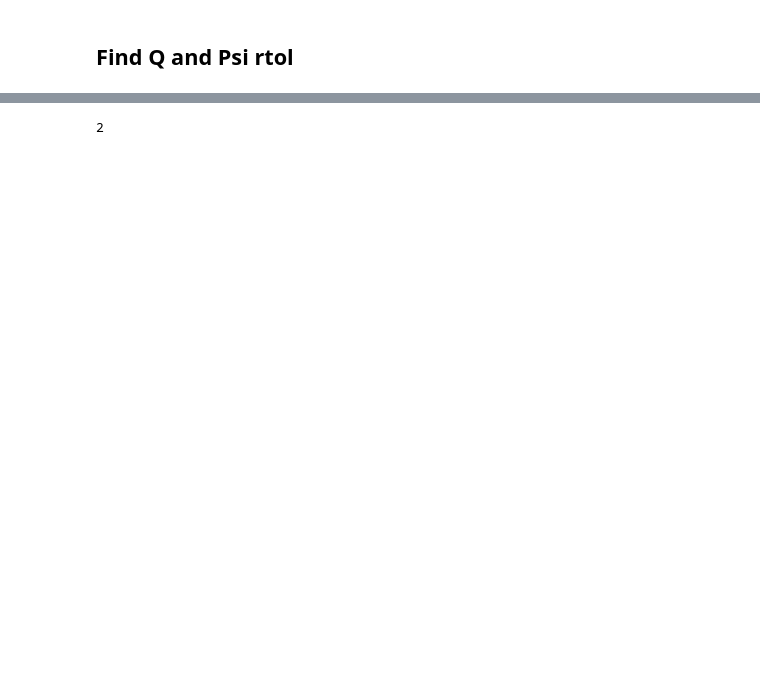
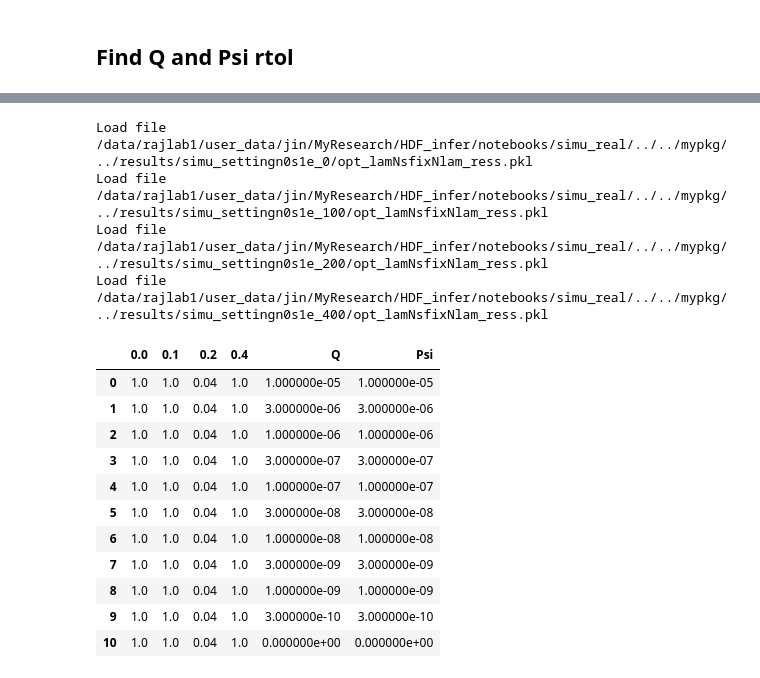
Before and after one commit to JINhuaqing/HDF, a Jupyter notebook: notebooks/simu_real/simu_analysis_nlinear.ipynb, the cells around one changed output, grey strips where cells are left out. Drawn from its saved outputs; the diff is of its cells as text; code cells hidden in the pictures; blank space fills up the shorter version.

Commit message:
add code for cmp simu

```diff
--- a/notebooks/simu_real/simu_analysis_nlinear.ipynb
+++ b/notebooks/simu_real/simu_analysis_nlinear.ipynb
@@ -498,11 +325,2 @@ Save to /data/rajlab1/user_data/jin/MyResearch/HDF_infer/notebooks/simu_real/../
 # %% [markdown]
 ## Find Q and Psi rtol
-# %%
-ress_dict = {}
-for c1 in c1s:
-    cur_save_dir = RES_ROOT/f"simu_setting{setting.setting}_{c1*1000:.0f}"
-    ress = load_pkl(cur_save_dir/f"opt_lamNsfixNlam_ress.pkl");
-    #ress = load_pkl(cur_save_dir/f"opt_lamNsfixN_ress.pkl");
-    #ress = load_pkl(cur_save_dir/f"opt_lamNs_ress.pkl");
-    #ress = load_pkl(cur_save_dir/f"opt_lamNsfixN1se_c1_{c1*1000:.0f}_ress.pkl");
-    ress_dict[c1] = ress
@@ -593,9 +350,49 @@ def _run_fn_test(cur_seed):
-# %%
-ress = []
-for rep_ix in range(200):
-    res = _run_fn_test(rep_ix)
-    ress.append(res.keep_idxs)
-# %%
-np.sum(np.array(ress)[:, -1]!=67)
-# %% [output]
-2
+# %%
+import pandas as pd
+ress_dict = {}
+for c1 in c1s:
+    cur_save_dir = RES_ROOT/f"simu_setting{setting.setting}_{c1*1000:.0f}"
+    ress = load_pkl(cur_save_dir/save_name);
+    ress_dict[c1] = ress
+
+cans = [1e-5, 3e-6, 1e-6, 3e-7, 1e-7, 3e-8, 1e-8, 3e-9, 1e-9, 3e-10, 0]
+
+all_coms = np.array(list(itertools.product(cans, cans)));
+all_coms = [(can, can) for can in cans]
+kpidxs = []
+
+df = []
+for c1 in c1s:
+    ress = ress_dict[c1]
+    pvals = np.array([[re["pval"] for re in res] for res in ress]);
+    T_vss = np.array([[re["T_v"] for re in res] for res in ress]);
+
+    kpidxss = [outlier_det(T_vss[:, can_ix], 0.00) for can_ix in range(T_vss.shape[1])];
+    if True:
+        vec_pv = np.array([np.mean(pvals[:, can_ix][kpidxss[can_ix]]<0.05) for can_ix in range(len(cans))])
+    else:
+        vec_pv = np.array([np.mean(pvals[:, can_ix]<0.05) for can_ix in range(len(cans))])
+    #vec_pv = np.mean(pvals<0.05, axis=0)
+    df.append(vec_pv[:, np.newaxis])
+df.append(all_coms)
+df = np.hstack(df)
+df = pd.DataFrame(df)
+df.columns = c1s+["Q", "Psi"]
+df
+# %% [output]
+Load file /data/rajlab1/user_data/jin/MyResearch/HDF_infer/notebooks/simu_real/../../mypkg/../results/simu_settingn0s1e_0/opt_lamNsfixNlam_ress.pkl
+Load file /data/rajlab1/user_data/jin/MyResearch/HDF_infer/notebooks/simu_real/../../mypkg/../results/simu_settingn0s1e_100/opt_lamNsfixNlam_ress.pkl
+Load file /data/rajlab1/user_data/jin/MyResearch/HDF_infer/notebooks/simu_real/../../mypkg/../results/simu_settingn0s1e_200/opt_lamNsfixNlam_ress.pkl
+Load file /data/rajlab1/user_data/jin/MyResearch/HDF_infer/notebooks/simu_real/../../mypkg/../results/simu_settingn0s1e_400/opt_lamNsfixNlam_ress.pkl
+|  | 0.0 | 0.1 | 0.2 | 0.4 | Q | Psi |
+| 0 | 1.0 | 1.0 | 0.04 | 1.0 | 1.000000e-05 | 1.000000e-05 |
+| 1 | 1.0 | 1.0 | 0.04 | 1.0 | 3.000000e-06 | 3.000000e-06 |
+| 2 | 1.0 | 1.0 | 0.04 | 1.0 | 1.000000e-06 | 1.000000e-06 |
+| 3 | 1.0 | 1.0 | 0.04 | 1.0 | 3.000000e-07 | 3.000000e-07 |
+| 4 | 1.0 | 1.0 | 0.04 | 1.0 | 1.000000e-07 | 1.000000e-07 |
+| 5 | 1.0 | 1.0 | 0.04 | 1.0 | 3.000000e-08 | 3.000000e-08 |
+| 6 | 1.0 | 1.0 | 0.04 | 1.0 | 1.000000e-08 | 1.000000e-08 |
+| 7 | 1.0 | 1.0 | 0.04 | 1.0 | 3.000000e-09 | 3.000000e-09 |
+| 8 | 1.0 | 1.0 | 0.04 | 1.0 | 1.000000e-09 | 1.000000e-09 |
+| 9 | 1.0 | 1.0 | 0.04 | 1.0 | 3.000000e-10 | 3.000000e-10 |
+| 10 | 1.0 | 1.0 | 0.04 | 1.0 | 0.000000e+00 | 0.000000e+00 |
```
Also changed, not shown: parts of 30 cells of this notebook, 48 other files.
